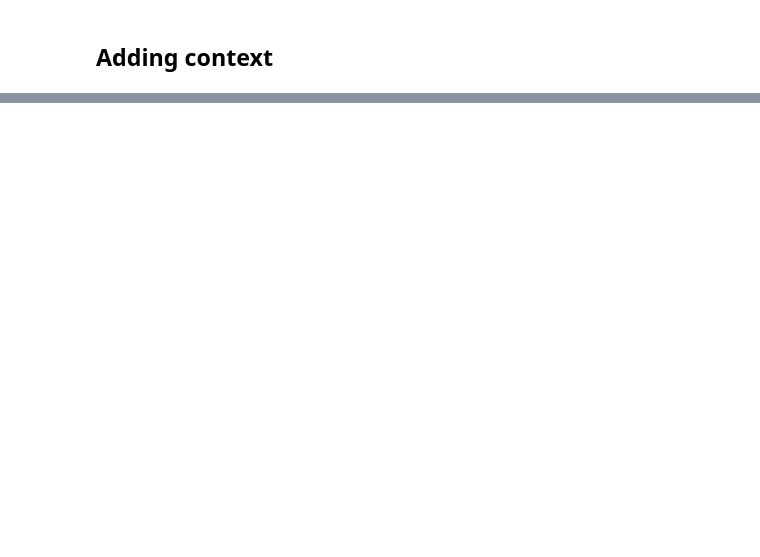
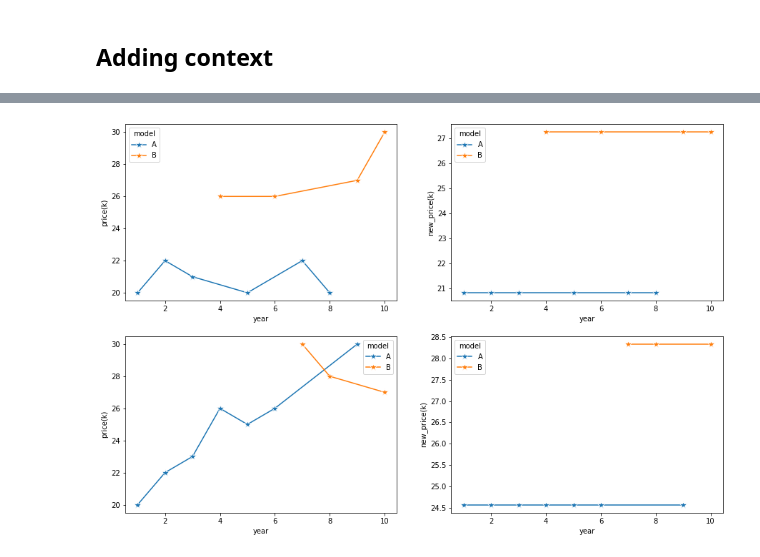
Before and after one commit to bezhvin/Self-attention-Mechanism, a Jupyter notebook: self-attention intuition.ipynb, the cells around one changed output, grey strips where cells are left out. Cells and saved outputs as stored; diff of their text form; code cells hidden in the pictures; blank space fills up the shorter version.

```diff
--- a/self-attention intuition.ipynb
+++ b/self-attention intuition.ipynb
@@ -64,0 +83,5 @@ Towards that goal, we need to find a *similarity* between the cars based on the
+# %%
+price_history_ohe = pd.get_dummies(price_history)
+price_history_new_ohe = pd.get_dummies(price_history_new)
+
+price_history_ohe.head()
@@ -115,0 +140,15 @@ $$\hat{y}_{q} = w_{0,q}y_{0}+...+w_{k,q}y_{k}+...+w_{9,q}y_{9}$$
+# %%
+from src.self_attention.utils import weighted_average
+
+context_columns=['model_A','model_B']
+value_column='price(k)'
+price_history['new_price(k)'] = weighted_average(price_history_ohe, context_columns, value_column)
+price_history_new['new_price(k)'] = weighted_average(price_history_new_ohe, context_columns, value_column)
+
+fig, ax = plt.subplots(2,2, figsize=(15,10))
+_=sns.lineplot(ax=ax[0,0], x='year', y='price(k)', data=price_history_new, hue='model', marker="*", markersize=10)
+_=sns.lineplot(ax=ax[0,1], x='year', y='new_price(k)', data=price_history_new, hue='model', marker="*", markersize=10)
+_=sns.lineplot(ax=ax[1,0], x='year', y='price(k)', data=price_history, hue='model', marker="*", markersize=10)
+_=sns.lineplot(ax=ax[1,1], x='year', y='new_price(k)', data=price_history, hue='model', marker="*", markersize=10)
+# %% [output]
+[figure, added]
```
Also changed, not shown: parts of 24 cells of this notebook, 3 other files.
